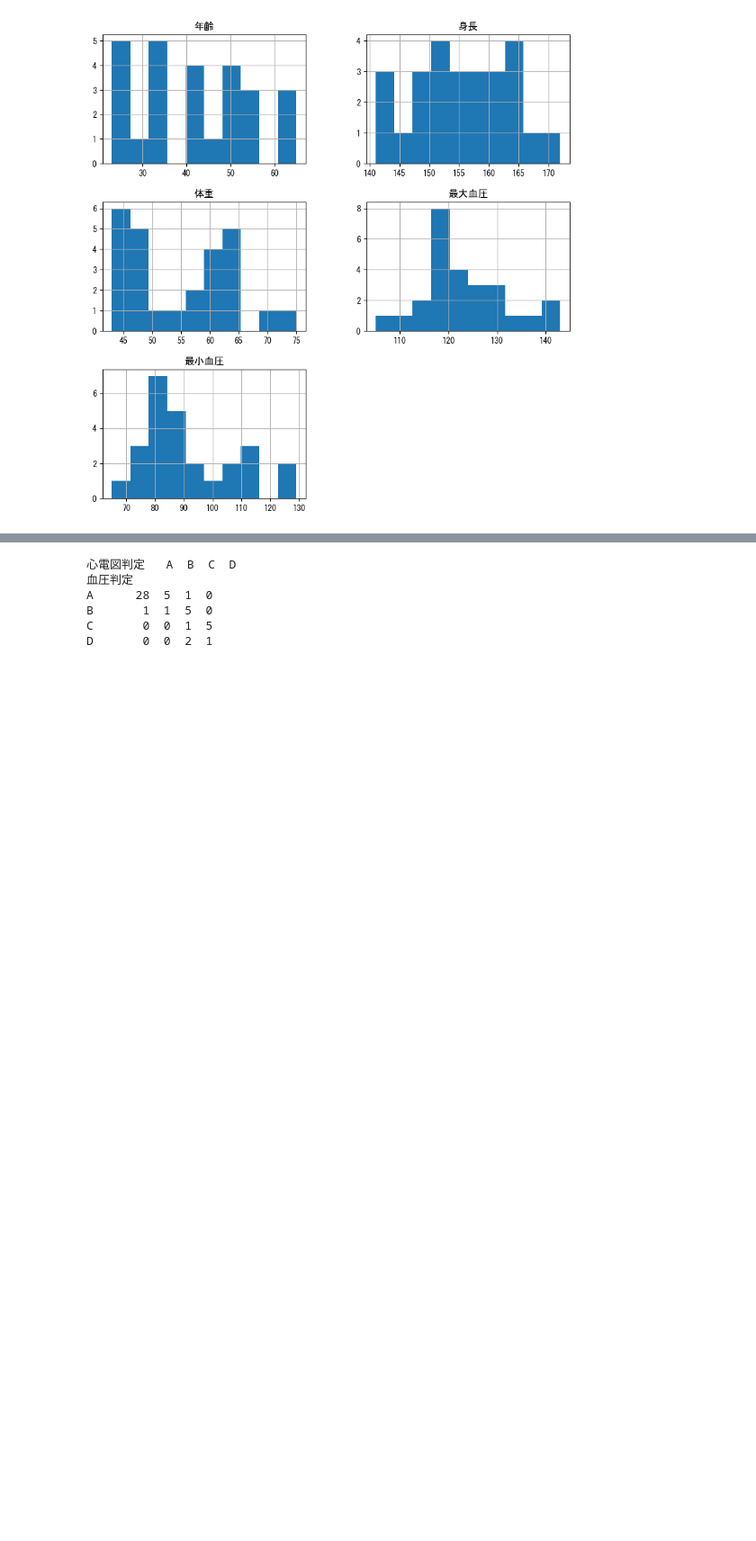
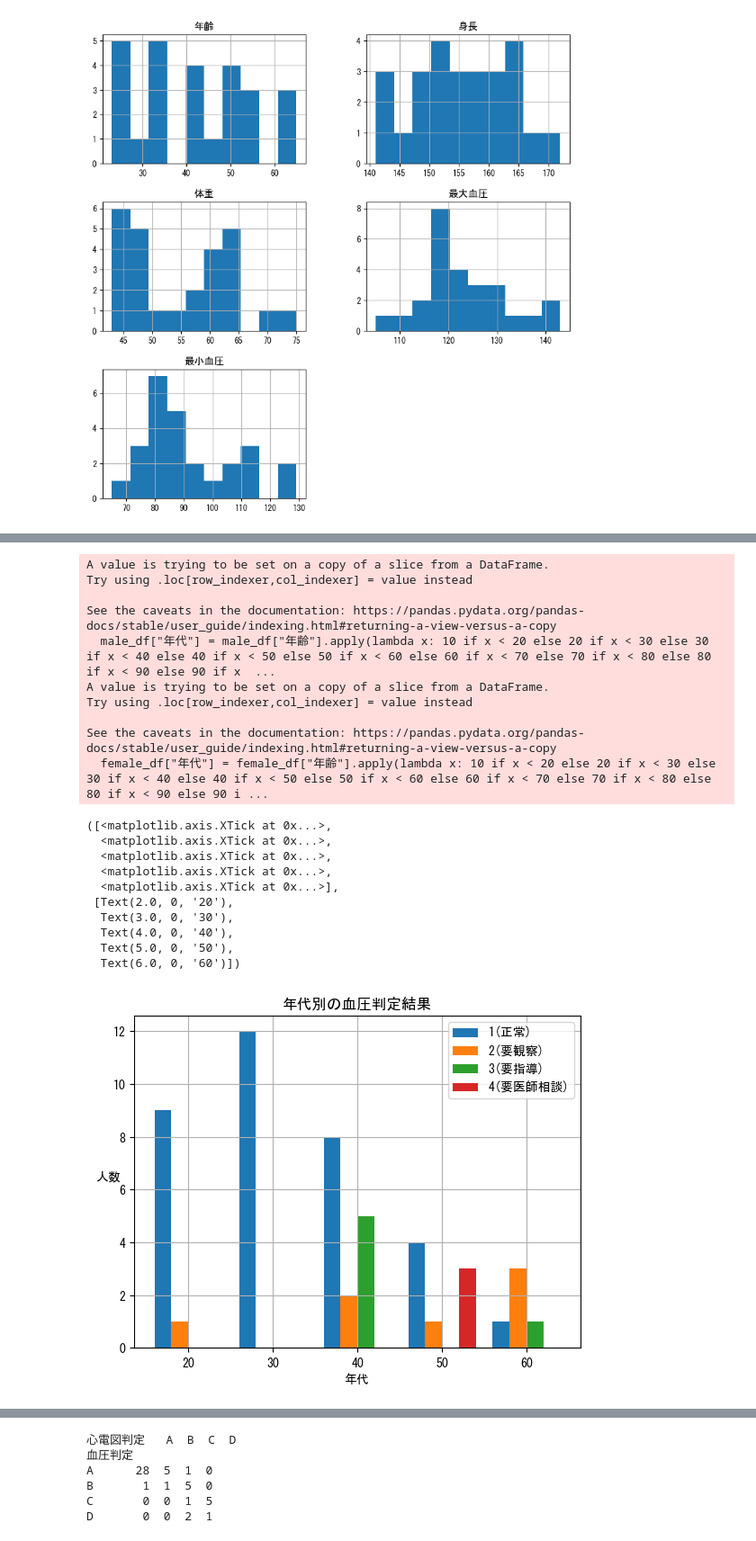
Before and after one commit to tsyu12345/Statics1-Report, a Jupyter notebook: note.ipynb, the cells around one changed output, grey strips where cells are left out. Shown at 90% size. Cells and saved outputs as stored; diff of their text form; code cells hidden in the pictures; blank space fills up the shorter version.

```diff
--- a/note.ipynb
+++ b/note.ipynb
@@ -360,3 +370,58 @@ def cramers_value(x:pd.Series, y:pd.Series):
         return result
     except ZeroDivisionError:
         return None
+# %%
+#クロス集計表の作成
+#全性別
+cross_table = pd.crosstab(data_frame['血圧判定'], data_frame['心電図判定'])
+print(cross_table)
+#男性
+male_cross_table = pd.crosstab(male_df["血圧判定"], male_df["心電図判定"])
+print(male_cross_table)
+#女性
+female_cross_table = pd.crosstab(female_df["血圧判定"], female_df["心電図判定"])
+print(female_cross_table)
+#データフレームに年代を追加
+data_frame["年代"] = data_frame["年齢"].apply(lambda x: 10 if x < 20 else 20 if x < 30 else 30 if x < 40 else 40 if x < 50 else 50 if x < 60 else 60 if x < 70 else 70 if x < 80 else 80 if x < 90 else 90 if x < 100 else 100)
+male_df["年代"] = male_df["年齢"].apply(lambda x: 10 if x < 20 else 20 if x < 30 else 30 if x < 40 else 40 if x < 50 else 50 if x < 60 else 60 if x < 70 else 70 if x < 80 else 80 if x < 90 else 90 if x < 100 else 100)
+female_df["年代"] = female_df["年齢"].apply(lambda x: 10 if x < 20 else 20 if x < 30 else 30 if x < 40 else 40 if x < 50 else 50 if x < 60 else 60 if x < 70 else 70 if x < 80 else 80 if x < 90 else 90 if x < 100 else 100)
+#年代別にソート
+data_frame = data_frame.sort_values(by="年代")
+male_df = data_frame.sort_values(by="年代")
+female_df = data_frame.sort_values(by="年代")
+
+print("TEST", data_frame[(data_frame["年代"] == 30) & (data_frame["血圧判定"] == "B")])
+#年代別に判定結果の数の棒グラフを作成(年代別にA,B,C,Dの数をカウントする、無い年代は0を入れる)
+x = data_frame["年代"].unique()
+l_x = [ i/10 for i in x]
+labelX = [str(int(i*10)) for i in l_x]
+result_A = []
+result_B = []
+result_C = []
+result_D = []
+for i in x:
+    result_A.append(len(data_frame[(data_frame["血圧判定"] == "A") & (data_frame["年代"] == i)]))
+    result_B.append(len(data_frame[(data_frame["血圧判定"] == "B") & (data_frame["年代"] == i)]))
+    result_C.append(len(data_frame[(data_frame["血圧判定"] == "C") & (data_frame["年代"] == i)]))
+    result_D.append(len(data_frame[(data_frame["血圧判定"] == "D") & (data_frame["年代"] == i)]))
+
+d = [result_A, result_B, result_C, result_D]
+
+#複数系列棒グラフの作成
+# マージンを設定
+margin = 0.2  #0 <margin< 1
+totoal_width = 1 - margin
+
+# 棒グラフをプロット
+for i, h in enumerate(d):
+    pos = np.array(l_x) - totoal_width *( 1- (2*i+1)/len(d) )/2
+    plt.bar(pos, h, width = totoal_width/len(d),  align = "center", label = ["1(正常)", "2(要観察)", "3(要指導)", "4(要医師相談)"][i])
+
+# ラベルの設定
+plt.xlabel("年代")
+plt.ylabel("人数").set_rotation(0)
+plt.title("年代別の血圧判定結果")
+plt.legend()
+plt.grid()
+plt.xticks(l_x, labelX)
+# %% [output]
@@ -362,0 +445,21 @@ def cramers_value(x:pd.Series, y:pd.Series):
+A value is trying to be set on a copy of a slice from a DataFrame.
+Try using .loc[row_indexer,col_indexer] = value instead
+
+See the caveats in the documentation: https://pandas.pydata.org/pandas-docs/stable/user_guide/indexing.html#returning-a-view-versus-a-copy
+  male_df["年代"] = male_df["年齢"].apply(lambda x: 10 if x < 20 else 20 if x < 30 else 30 if x < 40 else 40 if x < 50 else 50 if x < 60 else 60 if x < 70 else 70 if x < 80 else 80 if x < 90 else 90 if x  ...
+A value is trying to be set on a copy of a slice from a DataFrame.
+Try using .loc[row_indexer,col_indexer] = value instead
+
+See the caveats in the documentation: https://pandas.pydata.org/pandas-docs/stable/user_guide/indexing.html#returning-a-view-versus-a-copy
+  female_df["年代"] = female_df["年齢"].apply(lambda x: 10 if x < 20 else 20 if x < 30 else 30 if x < 40 else 40 if x < 50 else 50 if x < 60 else 60 if x < 70 else 70 if x < 80 else 80 if x < 90 else 90 i ...
+([<matplotlib.axis.XTick at 0x...>,
+  <matplotlib.axis.XTick at 0x...>,
+  <matplotlib.axis.XTick at 0x...>,
+  <matplotlib.axis.XTick at 0x...>,
+  <matplotlib.axis.XTick at 0x...>],
+ [Text(2.0, 0, '20'),
+  Text(3.0, 0, '30'),
+  Text(4.0, 0, '40'),
+  Text(5.0, 0, '50'),
+  Text(6.0, 0, '60')])
+[figure, added]
```
Also changed, not shown: parts of 11 cells of this notebook, 15 other files.
